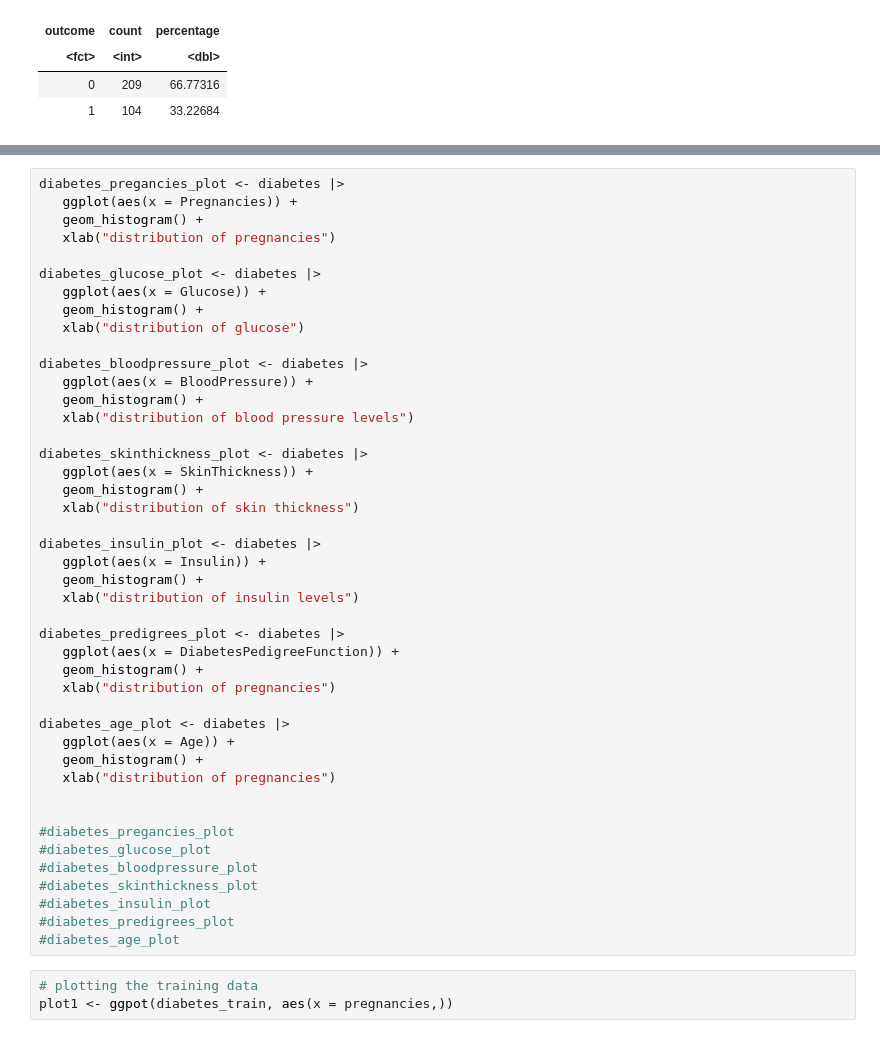
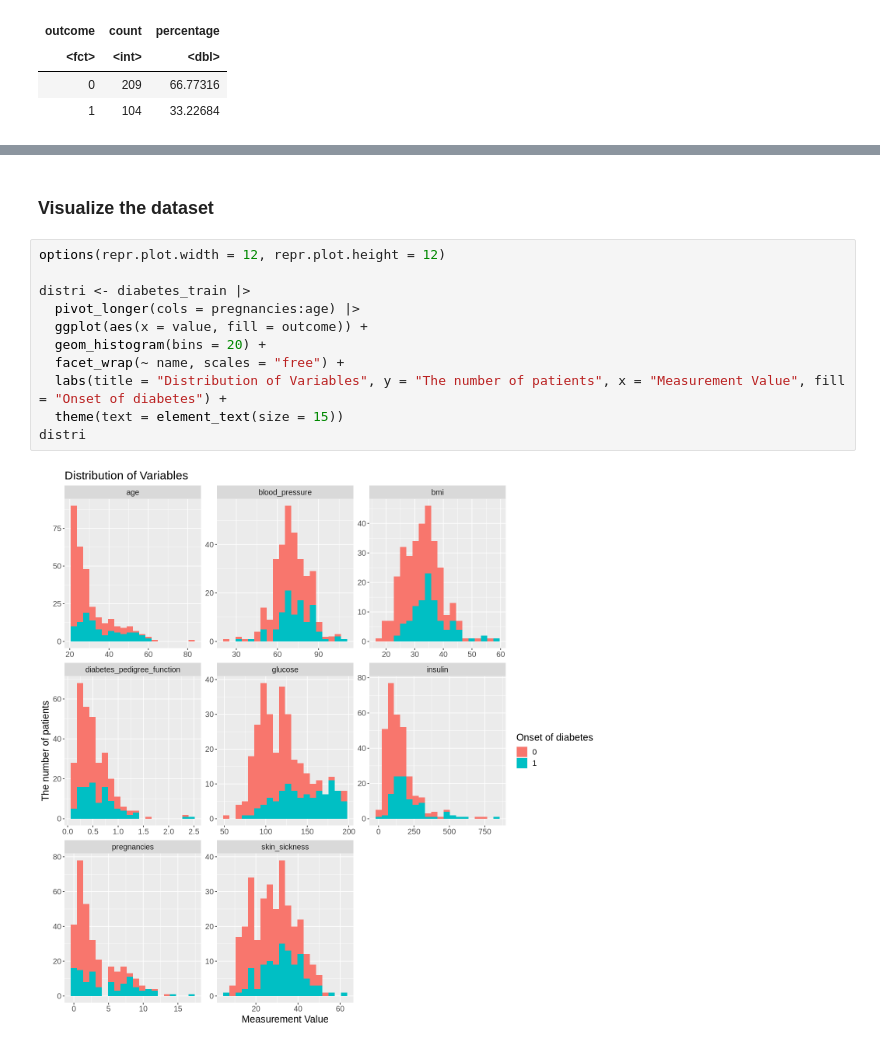
Before and after one commit to audrey-rw5683/dsci-100-2023w2-group-002-2, a Jupyter notebook: proposal.ipynb, the cells around one changed output, grey strips where cells are left out. Drawn from its saved outputs; the diff is of its cells as text.

Commit message:
Added visualization

```diff
--- a/proposal.ipynb
+++ b/proposal.ipynb
@@ -221,47 +207,15 @@ plot3
-# %%
-diabetes_pregancies_plot <- diabetes |>
-   ggplot(aes(x = Pregnancies)) +
-   geom_histogram() +
-   xlab("distribution of pregnancies")
-
-diabetes_glucose_plot <- diabetes |>
-   ggplot(aes(x = Glucose)) +
-   geom_histogram() +
-   xlab("distribution of glucose")
-
-diabetes_bloodpressure_plot <- diabetes |>
-   ggplot(aes(x = BloodPressure)) +
-   geom_histogram() +
-   xlab("distribution of blood pressure levels")
-
-diabetes_skinthickness_plot <- diabetes |>
-   ggplot(aes(x = SkinThickness)) +
-   geom_histogram() +
-   xlab("distribution of skin thickness")
-
-diabetes_insulin_plot <- diabetes |>
-   ggplot(aes(x = Insulin)) +
-   geom_histogram() +
-   xlab("distribution of insulin levels")
-
-diabetes_predigrees_plot <- diabetes |>
-   ggplot(aes(x = DiabetesPedigreeFunction)) +
-   geom_histogram() +
-   xlab("distribution of pregnancies")
-
-diabetes_age_plot <- diabetes |>
-   ggplot(aes(x = Age)) +
-   geom_histogram() +
-   xlab("distribution of pregnancies")
-
-
-#diabetes_pregancies_plot
-#diabetes_glucose_plot
-#diabetes_bloodpressure_plot
-#diabetes_skinthickness_plot
-#diabetes_insulin_plot
-#diabetes_predigrees_plot
-#diabetes_age_plot
-# %%
-# plotting the training data
-plot1 <- ggpot(diabetes_train, aes(x = pregnancies,))
+# %% [markdown]
+### Visualize the dataset
+# %%
+options(repr.plot.width = 12, repr.plot.height = 12)
+
+distri <- diabetes_train |>
+  pivot_longer(cols = pregnancies:age) |>
+  ggplot(aes(x = value, fill = outcome)) +
+  geom_histogram(bins = 20) +
+  facet_wrap(~ name, scales = "free") +
+  labs(title = "Distribution of Variables", y = "The number of patients", x = "Measurement Value", fill = "Onset of diabetes") +
+  theme(text = element_text(size = 15))
+distri
+# %% [output]
+[figure, added]
```
Also changed, not shown: parts of 10 cells of this notebook.
